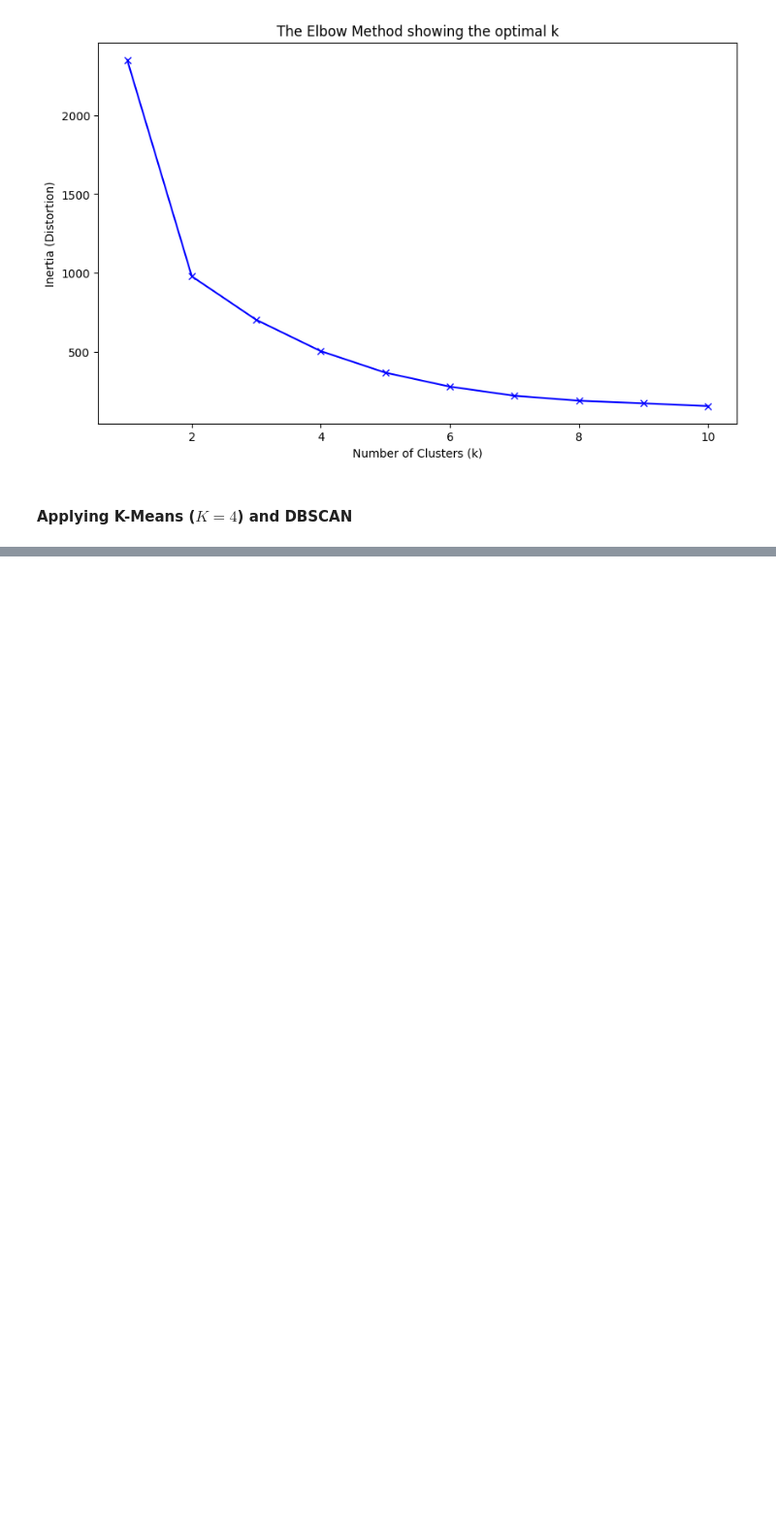
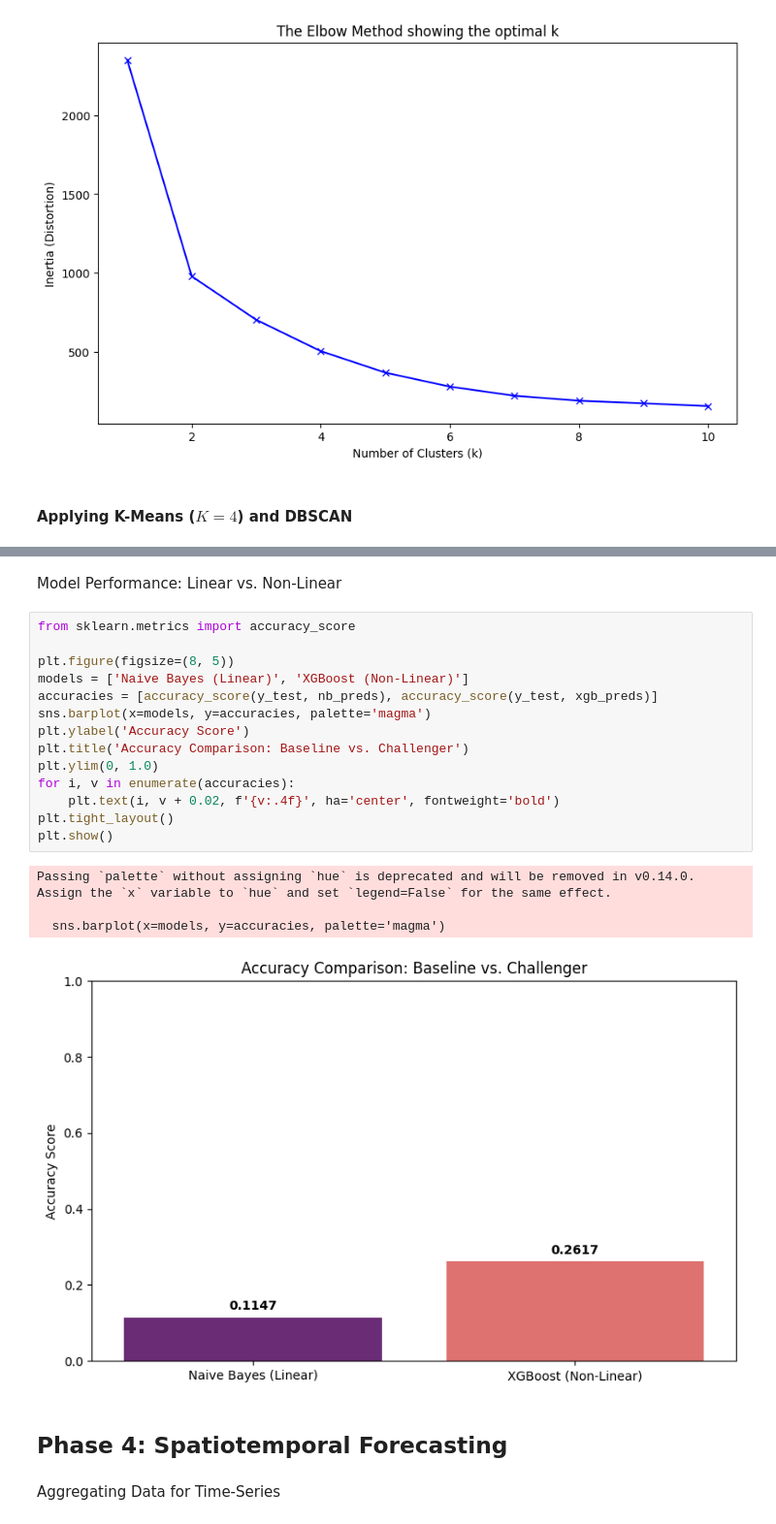
Before and after one commit to Arya1912/Capstone-LAPDCrimeData, a Jupyter notebook: CodeCrimeData.ipynb, the cells around one changed output, grey strips where cells are left out. Shown at 97% size. Cells and saved outputs as stored; diff of their text form; blank space fills up the shorter version.

```diff
--- a/CodeCrimeData.ipynb
+++ b/CodeCrimeData.ipynb
@@ -279,0 +428,25 @@ print(f"DBSCAN hotspots discovered: {n_clusters_dbscan}")
+# %% [markdown]
+Model Performance: Linear vs. Non-Linear
+# %%
+from sklearn.metrics import accuracy_score
+
+plt.figure(figsize=(8, 5))
+models = ['Naive Bayes (Linear)', 'XGBoost (Non-Linear)']
+accuracies = [accuracy_score(y_test, nb_preds), accuracy_score(y_test, xgb_preds)]
+sns.barplot(x=models, y=accuracies, palette='magma')
+plt.ylabel('Accuracy Score')
+plt.title('Accuracy Comparison: Baseline vs. Challenger')
+plt.ylim(0, 1.0)
+for i, v in enumerate(accuracies):
+    plt.text(i, v + 0.02, f'{v:.4f}', ha='center', fontweight='bold')
+plt.tight_layout()
+plt.show()
+# %% [output]
+Passing `palette` without assigning `hue` is deprecated and will be removed in v0.14.0. Assign the `x` variable to `hue` and set `legend=False` for the same effect.
+
+  sns.barplot(x=models, y=accuracies, palette='magma')
+[figure, added]
+# %% [markdown]
+## Phase 4: Spatiotemporal Forecasting
+# %% [markdown]
+Aggregating Data for Time-Series
```
Also changed, not shown: parts of 34 cells of this notebook.
